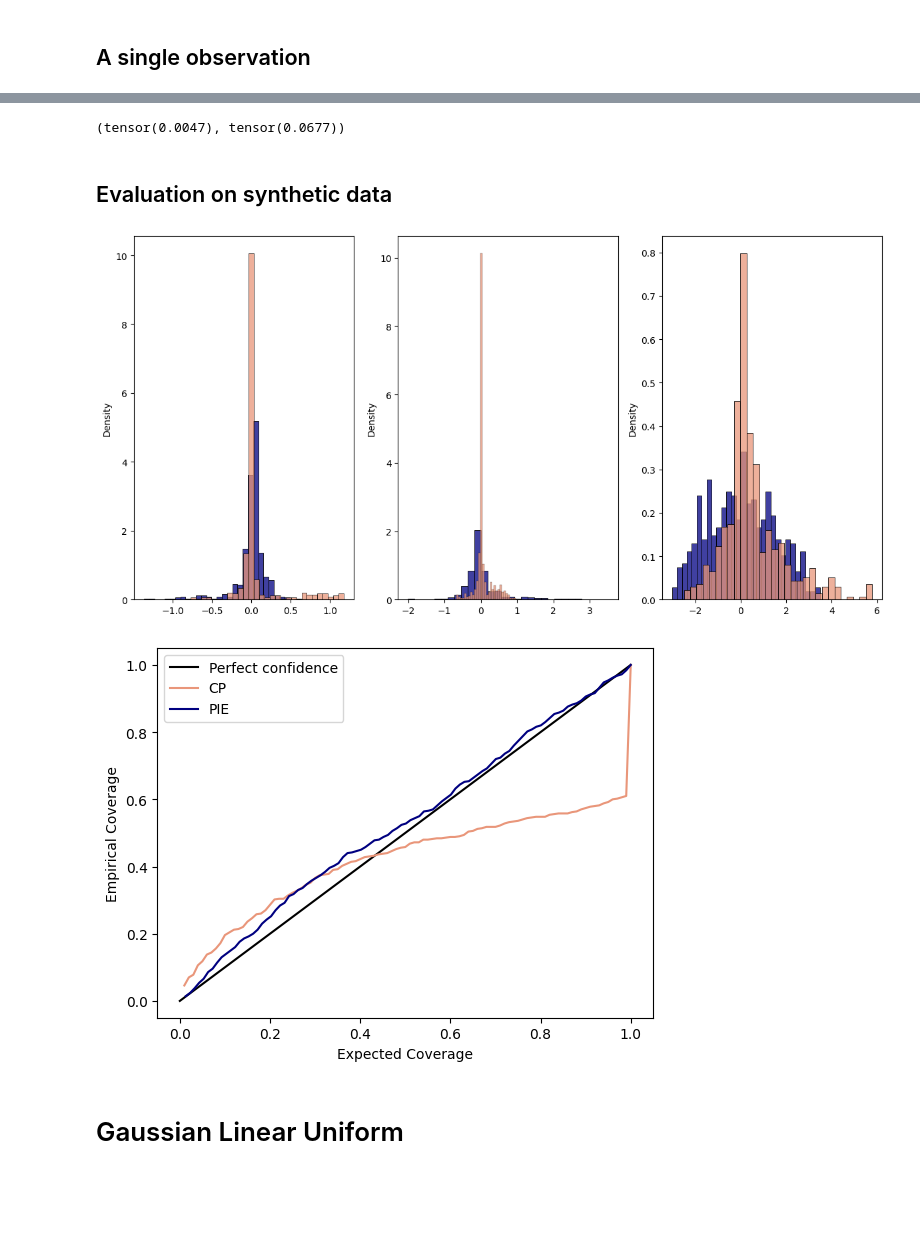
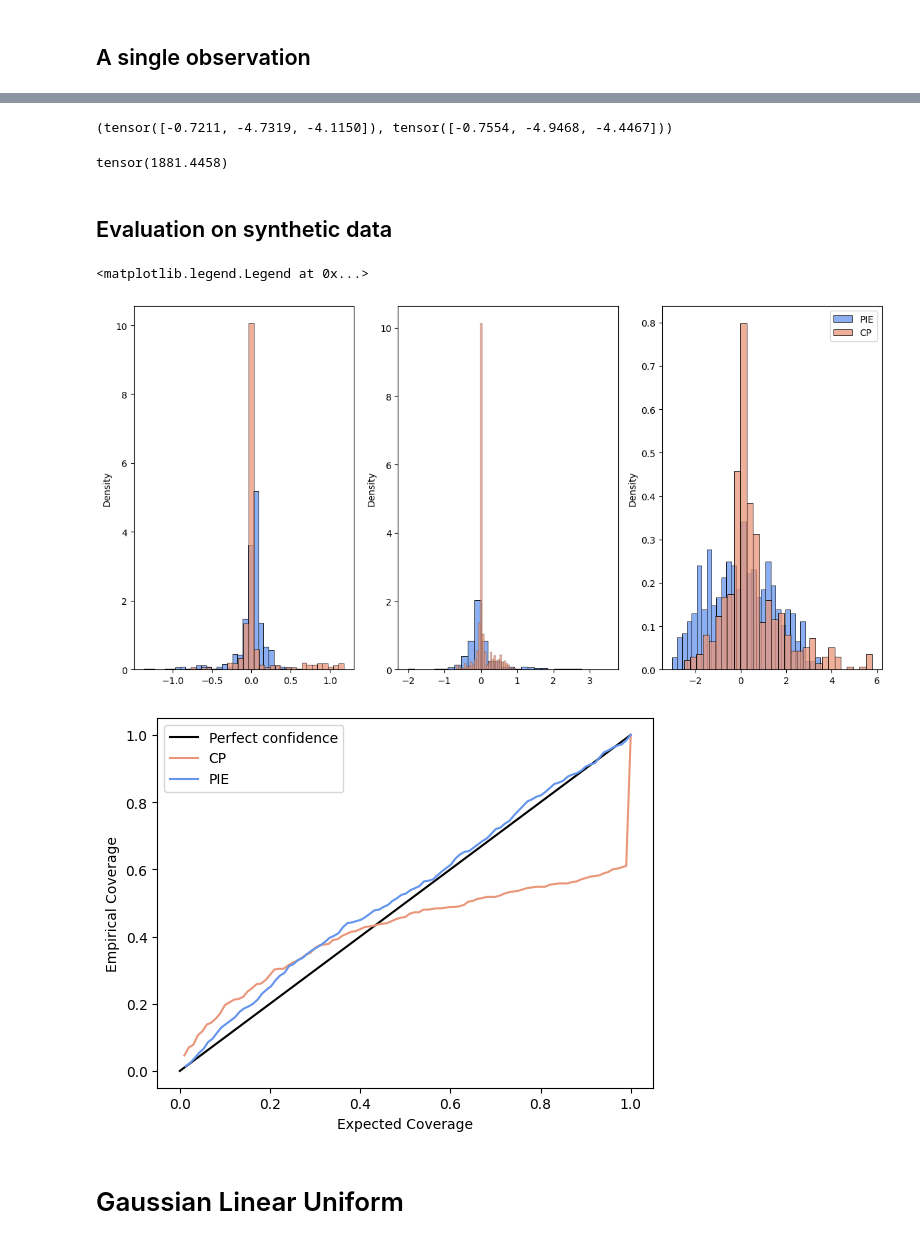
Before and after one commit to nadavbennun1/collective_posterior, a Jupyter notebook: test collective.ipynb, the cells around one changed output, grey strips where cells are left out. Cells and saved outputs as stored; diff of their text form; code cells hidden in the pictures; blank space fills up the shorter version.

```diff
--- a/test collective.ipynb
+++ b/test collective.ipynb
@@ -71,36 +71,43 @@ ax[len(th)-1].legend()
 # %%
+# IG = |95% HDI| / |Prior|
+
 post_iid = pickle.load(open('WF/posteriors/posterior_iid_WF_100000_20.pkl','rb'))
 comp_x = torch.empty((10-X.shape[0], X.shape[1]))
 comp_x[:,:] = torch.nan
-cp_ig = (samples[:,0].quantile(0.975) - samples[:,0].quantile(0.025)) / (prior.base_dist.high[2]-prior.base_dist.low[2])
+qh, ql = 0.975, 0.025
+print((samples.quantile(qh, dim=0) , samples.quantile(ql, dim=0)))
+cp_ig = (samples.quantile(qh, dim=0) - samples.quantile(ql, dim=0)).prod() / (prior.base_dist.high-prior.base_dist.low).prod()
 iid_samples = post_iid.set_default_x(torch.cat([X, comp_x])).sample((100,))
-iid_ig = (iid_samples[:,0].quantile(0.975) - iid_samples[:,0].quantile(0.025)) / (prior.base_dist.high[2]-prior.base_dist.low[2])
+iid_ig = (iid_samples.quantile(qh, dim=0) - iid_samples.quantile(ql, dim=0)).prod() / (prior.base_dist.high-prior.base_dist.low).prod()
 
-cp_ig, iid_ig
+iid_ig/cp_ig
 # %% [output]
-(tensor(0.0047), tensor(0.0677))
+(tensor([-0.7211, -4.7319, -4.1150]), tensor([-0.7554, -4.9468, -4.4467]))
+tensor(1881.4458)
 # %% [markdown]
 ## Evaluation on synthetic data
 # %%
 # Accuracy
 
-def plot_accuracy(acc_path, ax, color):
+def plot_accuracy(acc_path, ax, color, label):
     res = pd.read_csv(acc_path, index_col=0, dtype='float')
     res = torch.from_numpy(np.array(res))
     for i in range(res.shape[1]):
-        histplot(res[:,i],ax=ax[i], stat='density', color=color, bins=30)
+        histplot(res[:,i],ax=ax[i], stat='density', color=color, bins=30, label=label)
     return
 
 n_params=len(prior.base_dist.mean)
 fig, ax = plt.subplots(1,n_params, figsize=(12,6), tight_layout=True, sharex=False)
 
 iid_acc = f'{model}/tests/accus_{model}_iid.csv'
-plot_accuracy(iid_acc, ax, color='navy')
+plot_accuracy(iid_acc, ax, color='cornflowerblue', label='PIE')
 
 cp_acc = f'{model}/tests/accus_{model}.csv'
-plot_accuracy(cp_acc, ax, color='darksalmon')
+plot_accuracy(cp_acc, ax, color='darksalmon', label='CP')
+ax[-1].legend()
 # %% [output]
+<matplotlib.legend.Legend at 0x...>
-[figure, old version]
+[figure, new version]
 # %%
 # Coverage
 
@@ -120,9 +127,9 @@ ax.plot(np.linspace(0,1,100),np.linspace(0,1,100), color='k', label='Perfect con
 covs = pd.read_csv(f'{model}/tests/covs_{model}.csv', index_col=0, dtype='float')
 plot_covs(covs,ax,label='CP',color='darksalmon')
 covs_iid = pd.read_csv(f'{model}/tests/covs_{model}_iid.csv', index_col=0, dtype='float')
-plot_covs(covs_iid,ax,label='PIE',color='navy')
+plot_covs(covs_iid,ax,label='PIE',color='cornflowerblue')
 # %% [output]
-[figure, old version]
+[figure, new version]
 # %% [markdown]
 # Gaussian Linear Uniform
 # %% [markdown]
```
Also changed, not shown: parts of 14 cells of this notebook, 1 other file.
